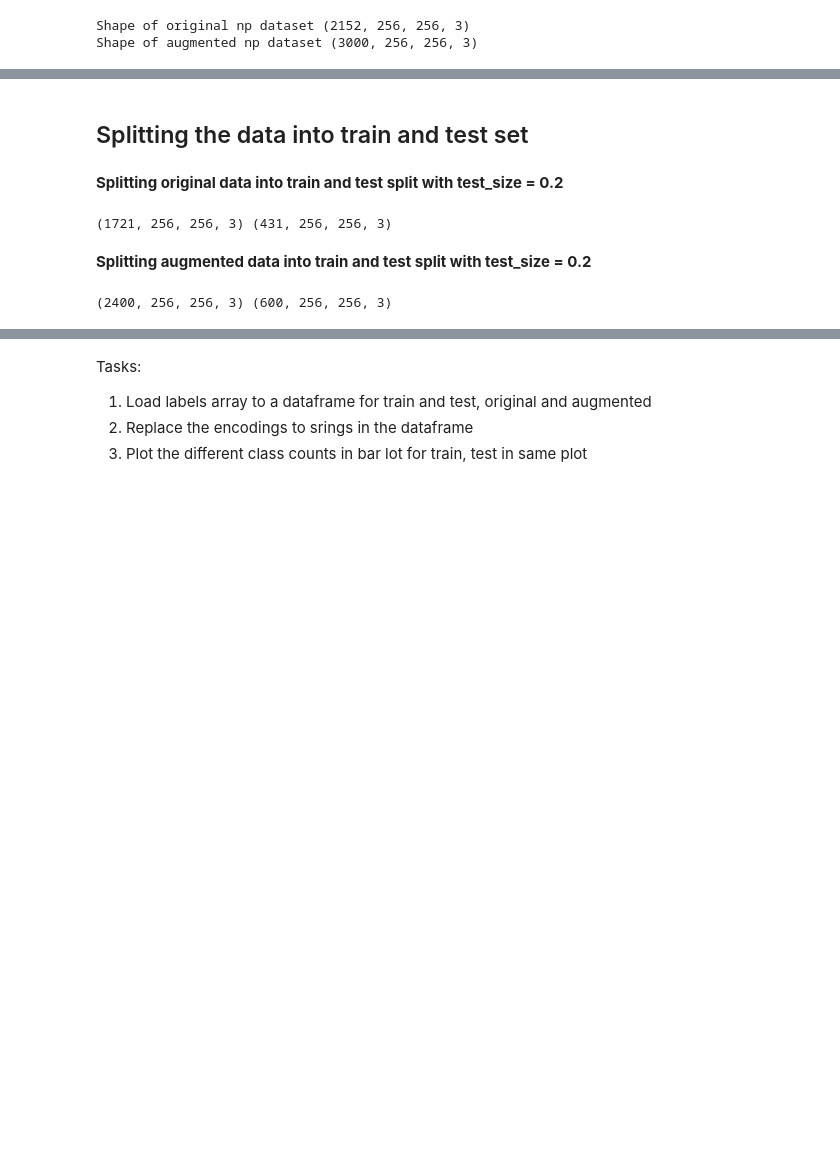
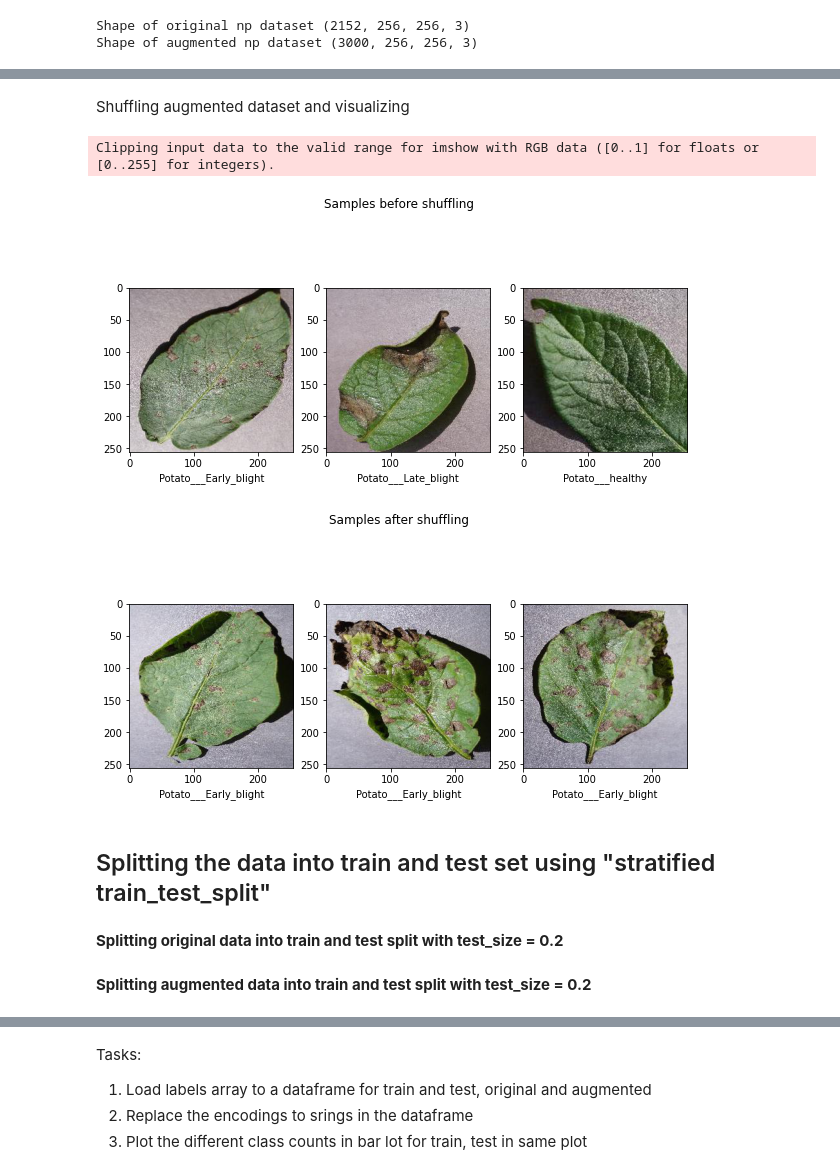
Before and after one commit to sayan0506/Agriculture-project-notes-and-references, a Jupyter notebook: Potato_Leaf_Classifer.ipynb, the cells around one changed output, grey strips where cells are left out. Drawn from its saved outputs; the diff is of its cells as text; code cells hidden in the pictures; blank space fills up the shorter version.

```diff
--- a/Potato_Leaf_Classifer.ipynb
+++ b/Potato_Leaf_Classifer.ipynb
@@ -547,3 +528,14 @@ Clipping input data to the valid range for imshow with RGB data ([0..1] for floa
+# %% [markdown]
+Shuffling augmented dataset and visualizing
+# %%
+visualize(image_list_augmented, image_labels_augmented, title = 'Samples before shuffling')
+# shuffling augmented dataset
+image_list_augmented, image_labels_augmented = shuffle(image_list_augmented, image_labels_augmented)
+visualize(image_list_augmented, image_labels_augmented, title = 'Samples after shuffling')
+# %% [output]
+Clipping input data to the valid range for imshow with RGB data ([0..1] for floats or [0..255] for integers).
+[figure, added]
+[figure, added]
 # %% [markdown]
-## Splitting the data into train and test set
+## Splitting the data into train and test set using "stratified  train_test_split"
 # %% [markdown]
@@ -551,15 +543,8 @@ Clipping input data to the valid range for imshow with RGB data ([0..1] for floa
 # %%
 x_train_original, x_test_original, y_train_original, y_test_original = train_test_split(image_list_original, image_labels_original,
-                                                                                        test_size = 0.2, random_state = 42)
-
-print(x_train_original.shape, x_test_original.shape)
+                                                                                        stratify = image_labels_original, test_size = 0.2, random_state = 42)
-# %% [output]
-(1721, 256, 256, 3) (431, 256, 256, 3)
 # %% [markdown]
 **Splitting augmented data into train and test split with test_size = 0.2**
 # %%
 x_train_augmented, x_test_augmented, y_train_augmented, y_test_augmented = train_test_split(image_list_augmented, image_labels_augmented,
-                                                                                        test_size = 0.2, random_state = 42)
-print(x_train_augmented.shape, x_test_augmented.shape)
+                                                                                            stratify = image_labels_augmented, test_size = 0.2, random_state = 42)
-# %% [output]
-(2400, 256, 256, 3) (600, 256, 256, 3)
```
Also changed, not shown: parts of 17 cells of this notebook.
